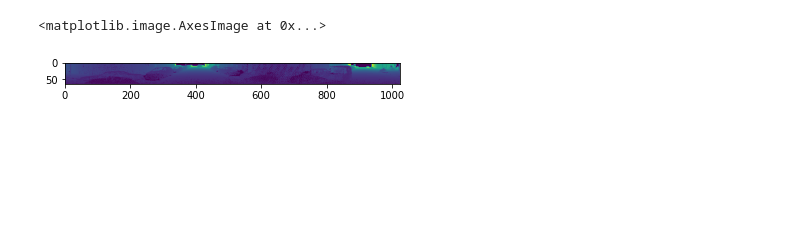
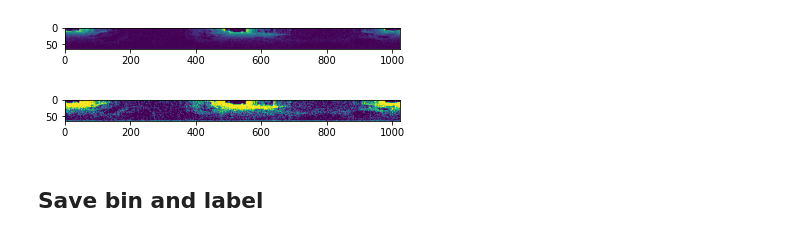
Before and after one commit to theovincent/3DPointCloudClassification, a Jupyter notebook: range_net/projection.ipynb, the cells around one changed output. Cells and saved outputs as stored; diff of their text form; code cells hidden in the pictures; blank space fills up the shorter version.

```diff
--- a/range_net/projection.ipynb
+++ b/range_net/projection.ipynb
@@ -98,7 +40,24 @@ proj_mask = (proj_idx > 0).astype(np.int32)
-# %%
-plt.imshow(proj_range)
-# %% [output]
-<matplotlib.image.AxesImage at 0x...>
-[figure, removed]
+# %%
+theta = 3 * np.pi / 4
+
+rot = np.array([[np.cos(theta), - np.sin(theta), 0], [np.sin(theta), np.cos(theta), 0], [0, 0, 1]])
+
+rot_points = centered_points @ rot.T
+# %%
+from range_net.laserscan import LaserScan
+
+laser_scan = LaserScan(project=True)
+
+laser_scan.set_points(rot_points)
+
+_ = plt.imshow(laser_scan.proj_range)
+# %% [output]
+[figure, added]
+# %%
+_ = plt.imshow(laser_scan.proj_mask)
+# %% [output]
+[figure, added]
 # %%
 ### Put the projection in the direction of the road :)
+# %% [markdown]
+## Save bin and label
```
Also changed, not shown: parts of 14 cells of this notebook, 7 other files.
